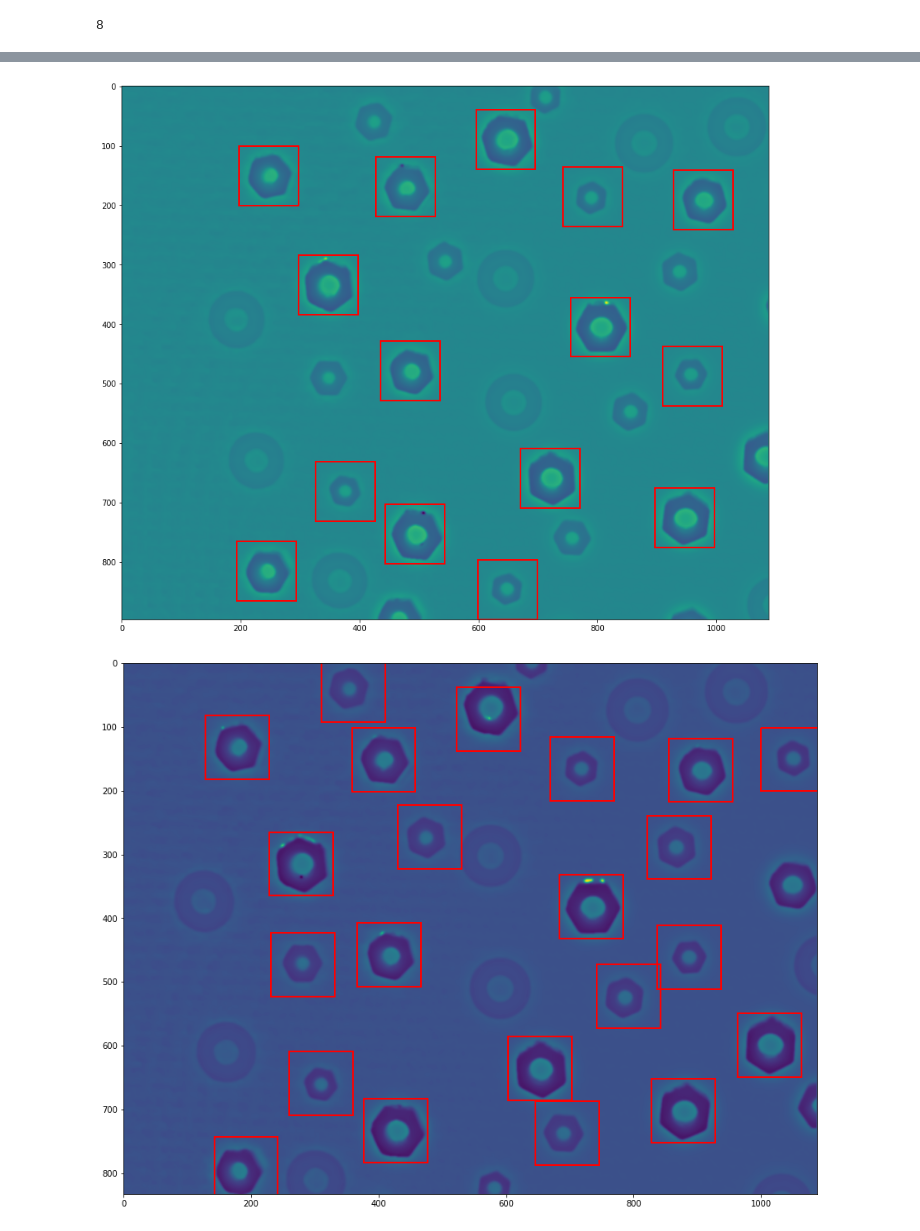
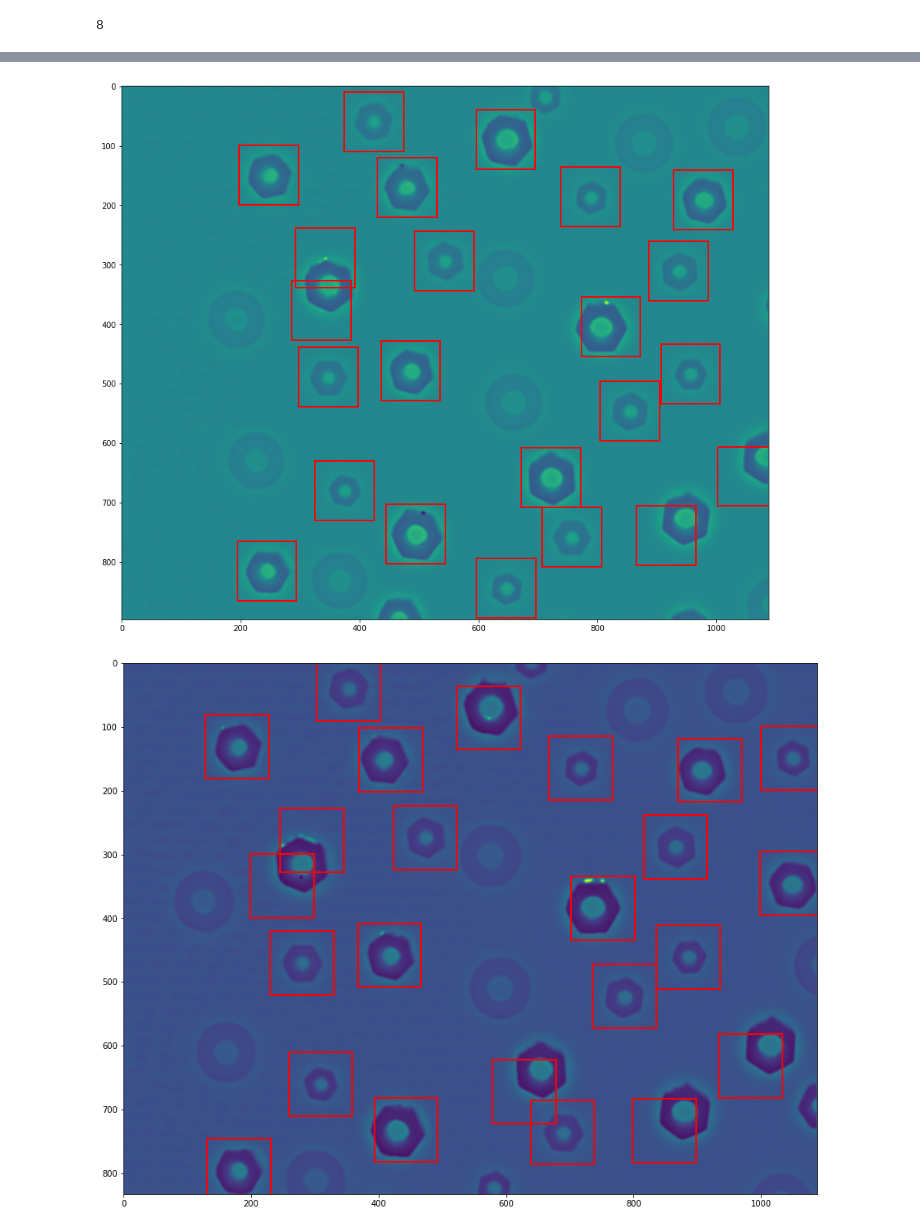
Before and after one commit to juanpb27/ssl_objects_detection, a Jupyter notebook: notebooks/3D_detection_and_counting.ipynb, the cells around one changed output, grey strips where cells are left out. Cells and saved outputs as stored; diff of their text form; code cells hidden in the pictures.

```diff
--- a/notebooks/3D_detection_and_counting.ipynb
+++ b/notebooks/3D_detection_and_counting.ipynb
@@ -390,7 +392,7 @@ def test(test_data, model, downsample=1, alpha=0.1, cutoff=0.99, mode="quantile"
 # %%
 # Detection settings
 alpha = 0.1 # 0.1
-cutoff = 0.99 # 0.99
+cutoff = 0.996 # 0.99
 mode = "quantile"
 
 for idx in range(len(test_set)):
@@ -417,2 +419,2 @@ for idx in range(len(test_set)):
-[figure, old version]
+[figure, new version]
-[figure, old version]
+[figure, new version]
```
Also changed, not shown: parts of 6 cells of this notebook.
